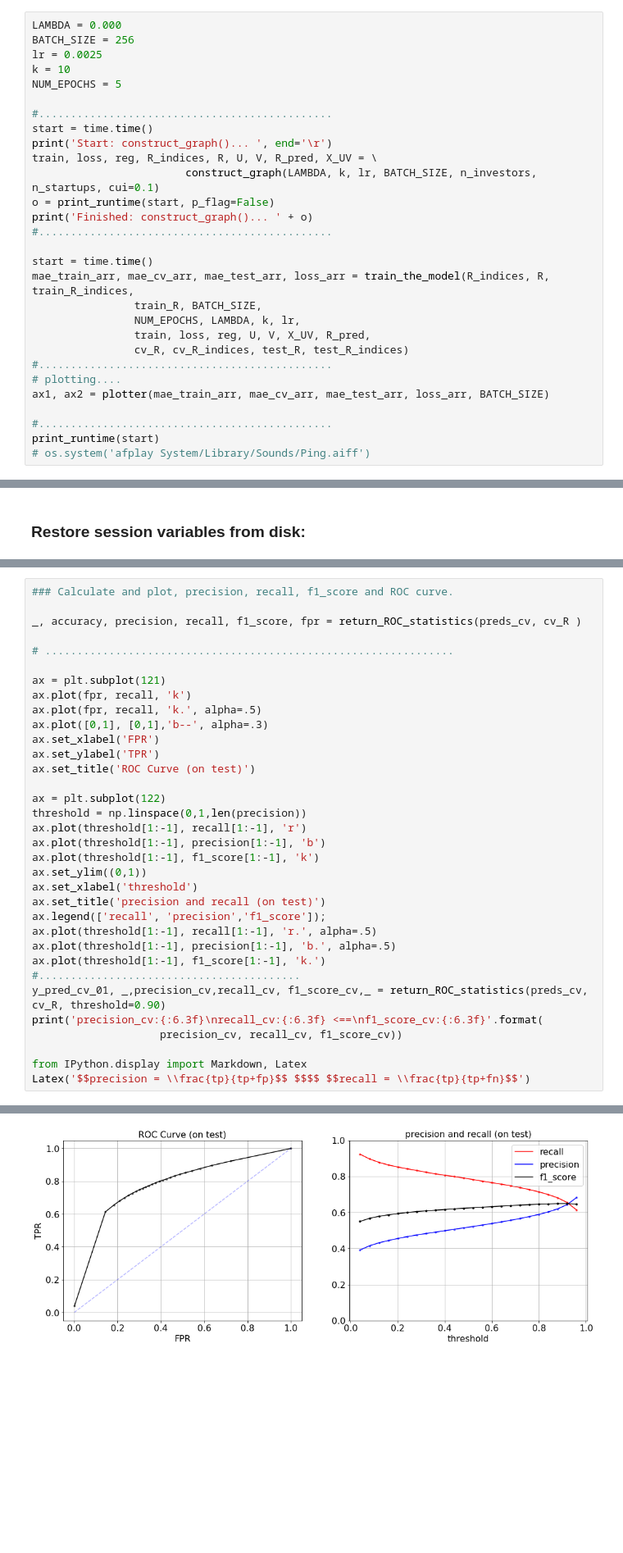
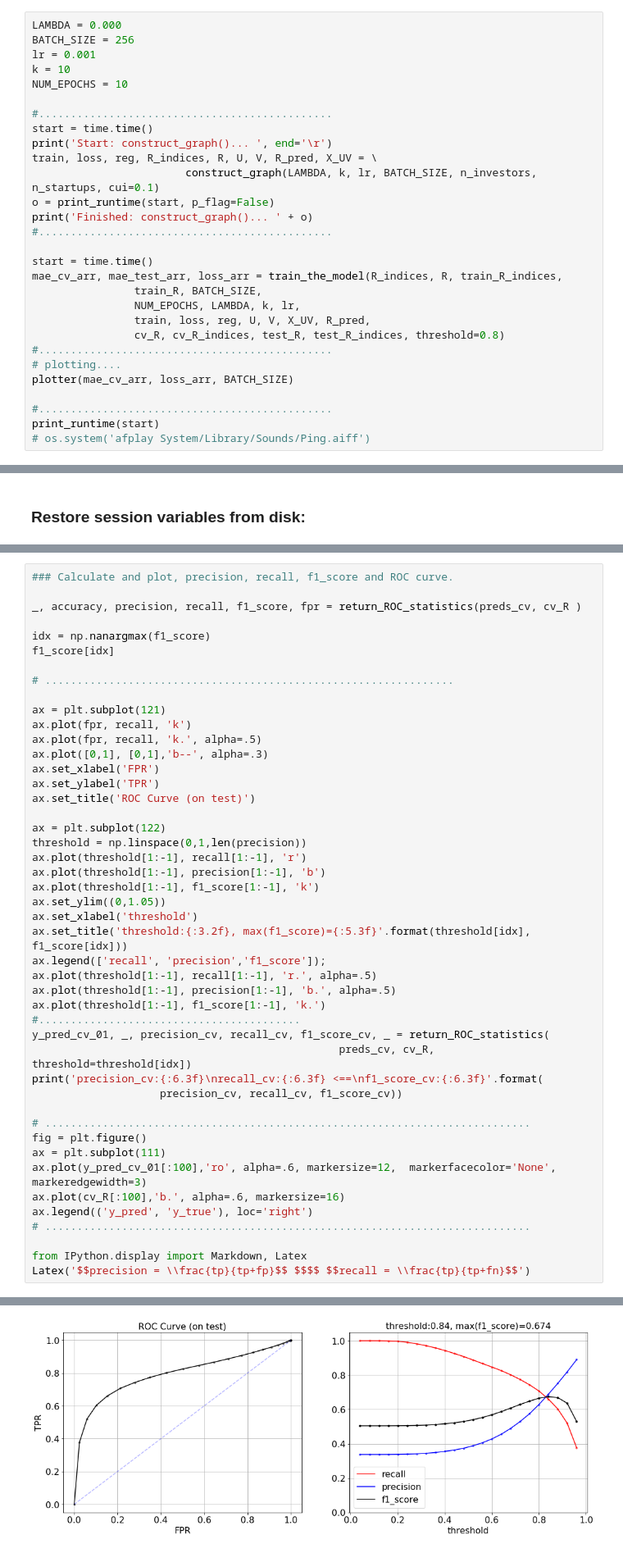
Before and after one commit to Pseud0n1nja/VentureHub, a Jupyter notebook: main.ipynb, the cells around one changed output, grey strips where cells are left out. Shown: that part at 82% size. Drawn from its saved outputs; the diff is of its cells as text; blank space fills up the shorter version.

```diff
--- a/main.ipynb
+++ b/main.ipynb
@@ -205,9 +197,9 @@ test_R_indices.shape:   (116005, 2)
 # %%
 LAMBDA = 0.000
 BATCH_SIZE = 256
-lr = 0.0025
+lr = 0.001
 k = 10
-NUM_EPOCHS = 5
+NUM_EPOCHS = 10
 
 #..............................................
 start = time.time()
@@ -219,14 +211,14 @@ print('Finished: construct_graph()... ' + o)
 #..............................................
 
 start = time.time()
-mae_train_arr, mae_cv_arr, mae_test_arr, loss_arr = train_the_model(R_indices, R, train_R_indices,
+mae_cv_arr, mae_test_arr, loss_arr = train_the_model(R_indices, R, train_R_indices,
                 train_R, BATCH_SIZE,
                 NUM_EPOCHS, LAMBDA, k, lr,
                 train, loss, reg, U, V, X_UV, R_pred,
-                cv_R, cv_R_indices, test_R, test_R_indices)
+                cv_R, cv_R_indices, test_R, test_R_indices, threshold=0.8)
 #..............................................
 # plotting....
-ax1, ax2 = plotter(mae_train_arr, mae_cv_arr, mae_test_arr, loss_arr, BATCH_SIZE)
+plotter(mae_cv_arr, loss_arr, BATCH_SIZE)
 
 #..............................................
 print_runtime(start)
@@ -270,6 +264,9 @@ print_runtime(start)
 ### Calculate and plot, precision, recall, f1_score and ROC curve.
 
 _, accuracy, precision, recall, f1_score, fpr = return_ROC_statistics(preds_cv, cv_R )
+
+idx = np.nanargmax(f1_score)
+f1_score[idx]
 
 # ................................................................
 
@@ -286,18 +283,27 @@ threshold = np.linspace(0,1,len(precision))
 ax.plot(threshold[1:-1], recall[1:-1], 'r')
 ax.plot(threshold[1:-1], precision[1:-1], 'b')
 ax.plot(threshold[1:-1], f1_score[1:-1], 'k')
-ax.set_ylim((0,1))
+ax.set_ylim((0,1.05))
 ax.set_xlabel('threshold')
-ax.set_title('precision and recall (on test)')
+ax.set_title('threshold:{:3.2f}, max(f1_score)={:5.3f}'.format(threshold[idx], f1_score[idx]))
 ax.legend(['recall', 'precision','f1_score']);
 ax.plot(threshold[1:-1], recall[1:-1], 'r.', alpha=.5)
 ax.plot(threshold[1:-1], precision[1:-1], 'b.', alpha=.5)
 ax.plot(threshold[1:-1], f1_score[1:-1], 'k.')
 #.........................................
-y_pred_cv_01, _,precision_cv,recall_cv, f1_score_cv,_ = return_ROC_statistics(preds_cv, cv_R, threshold=0.90)
+y_pred_cv_01, _, precision_cv, recall_cv, f1_score_cv, _ = return_ROC_statistics(
+                                                preds_cv, cv_R, threshold=threshold[idx])
 print('precision_cv:{:6.3f}\nrecall_cv:{:6.3f} <==\nf1_score_cv:{:6.3f}'.format(
                     precision_cv, recall_cv, f1_score_cv))
 
+# ............................................................................
+fig = plt.figure()
+ax = plt.subplot(111)
+ax.plot(y_pred_cv_01[:100],'ro', alpha=.6, markersize=12,  markerfacecolor='None', markeredgewidth=3)
+ax.plot(cv_R[:100],'b.', alpha=.6, markersize=16)
+ax.legend(('y_pred', 'y_true'), loc='right')
+# ............................................................................
+
 from IPython.display import Markdown, Latex
 Latex('$$precision = \\frac{tp}{tp+fp}$$ $$$$ $$recall = \\frac{tp}{tp+fn}$$')
 # %% [output]
@@ -305 +314 @@ Latex('$$precision = \\frac{tp}{tp+fp}$$ $$$$ $$recall = \\frac{tp}{tp+fn}$$')
-[figure, old version]
+[figure, new version]
```
Also changed, not shown: parts of 9 cells of this notebook, 1 other file.
